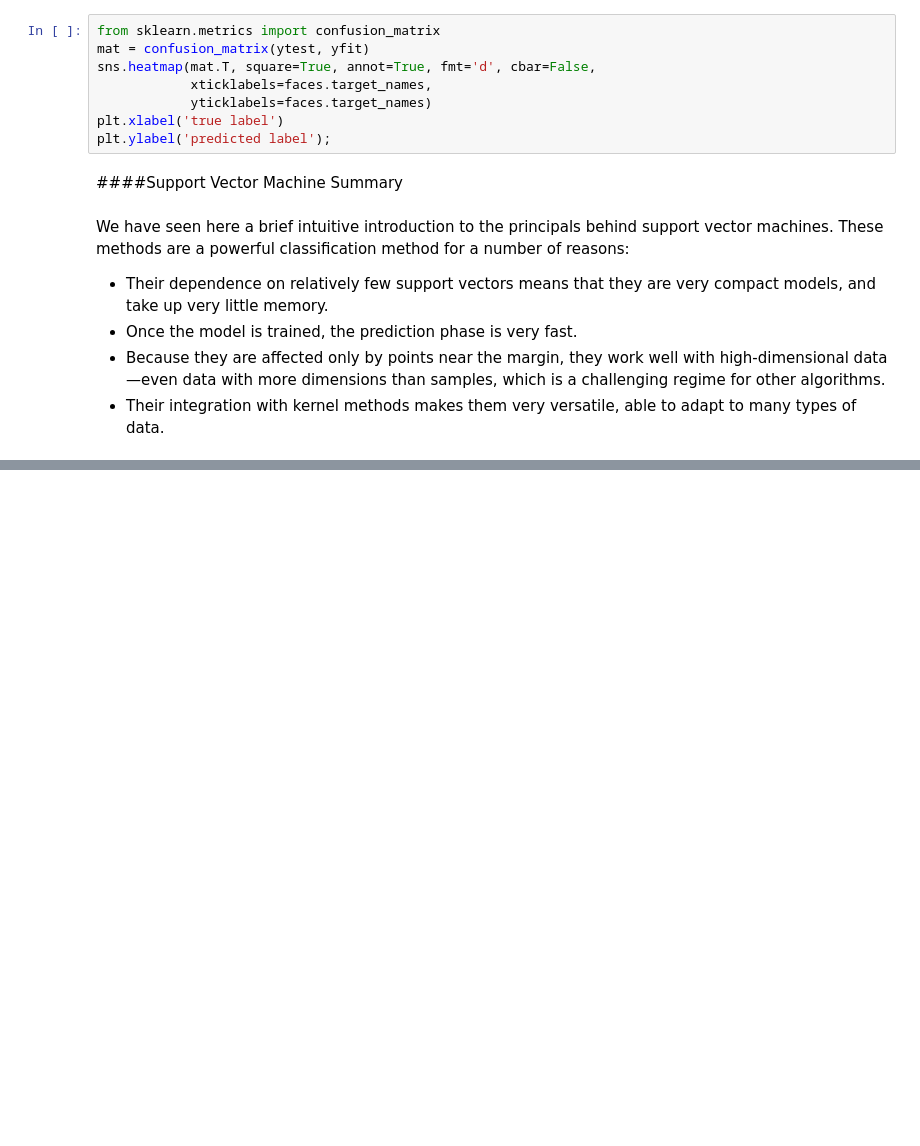
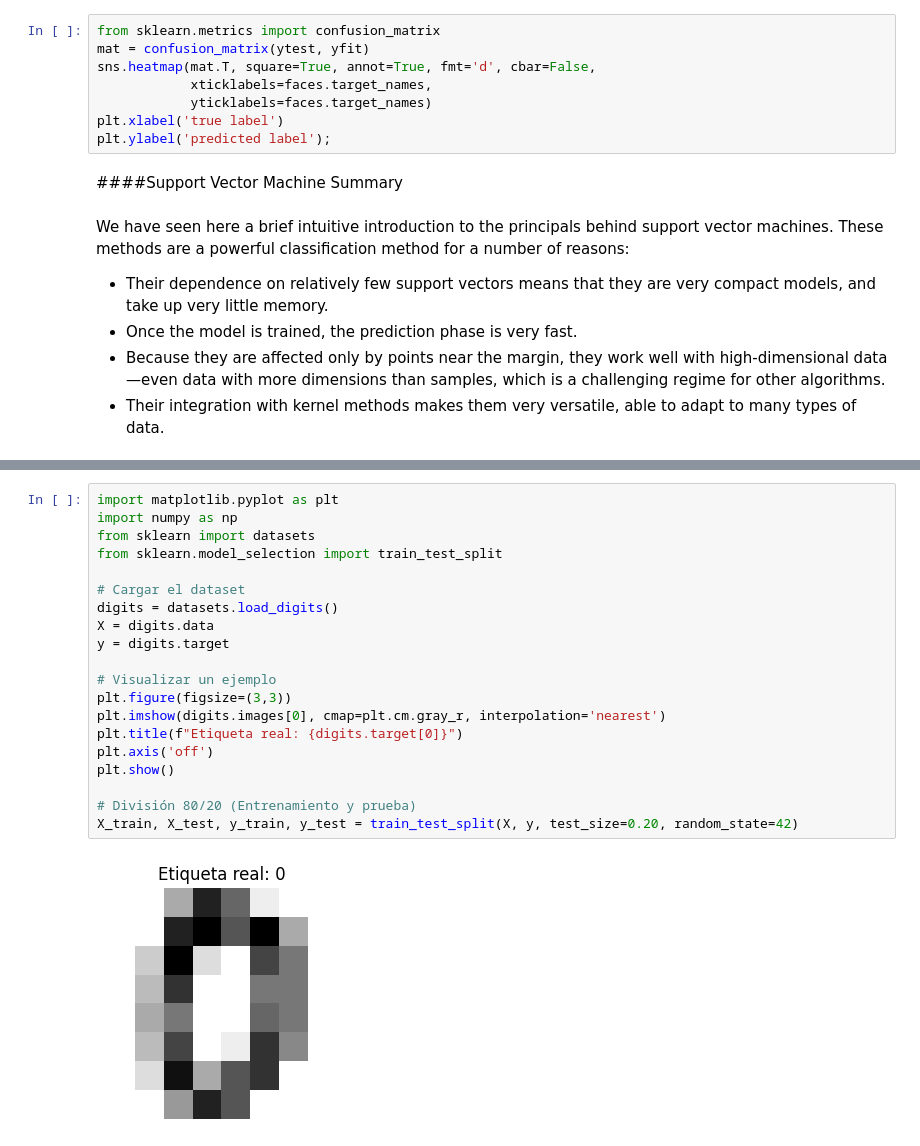
Before and after one commit to MartinZuniga178166/MartinZuniga_MineriaDatos, a Jupyter notebook: Mineria_Datos_178166.ipynb, the cells around one changed output, grey strips where cells are left out. Saved outputs shown, nothing was run; the diff lists cells and outputs as text; blank space fills up the shorter version.

```diff
--- a/Mineria_Datos_178166.ipynb
+++ b/Mineria_Datos_178166.ipynb
@@ -2845,0 +2908,22 @@ are very compact models, and take up very little memory.
+# %%
+import matplotlib.pyplot as plt
+import numpy as np
+from sklearn import datasets
+from sklearn.model_selection import train_test_split
+
+# Cargar el dataset
+digits = datasets.load_digits()
+X = digits.data
+y = digits.target
+
+# Visualizar un ejemplo
+plt.figure(figsize=(3,3))
+plt.imshow(digits.images[0], cmap=plt.cm.gray_r, interpolation='nearest')
+plt.title(f"Etiqueta real: {digits.target[0]}")
+plt.axis('off')
+plt.show()
+
+# División 80/20 (Entrenamiento y prueba)
+X_train, X_test, y_train, y_test = train_test_split(X, y, test_size=0.20, random_state=42)
+# %% [output]
+[figure, added]
```
Also changed, not shown: parts of 9 cells of this notebook.
